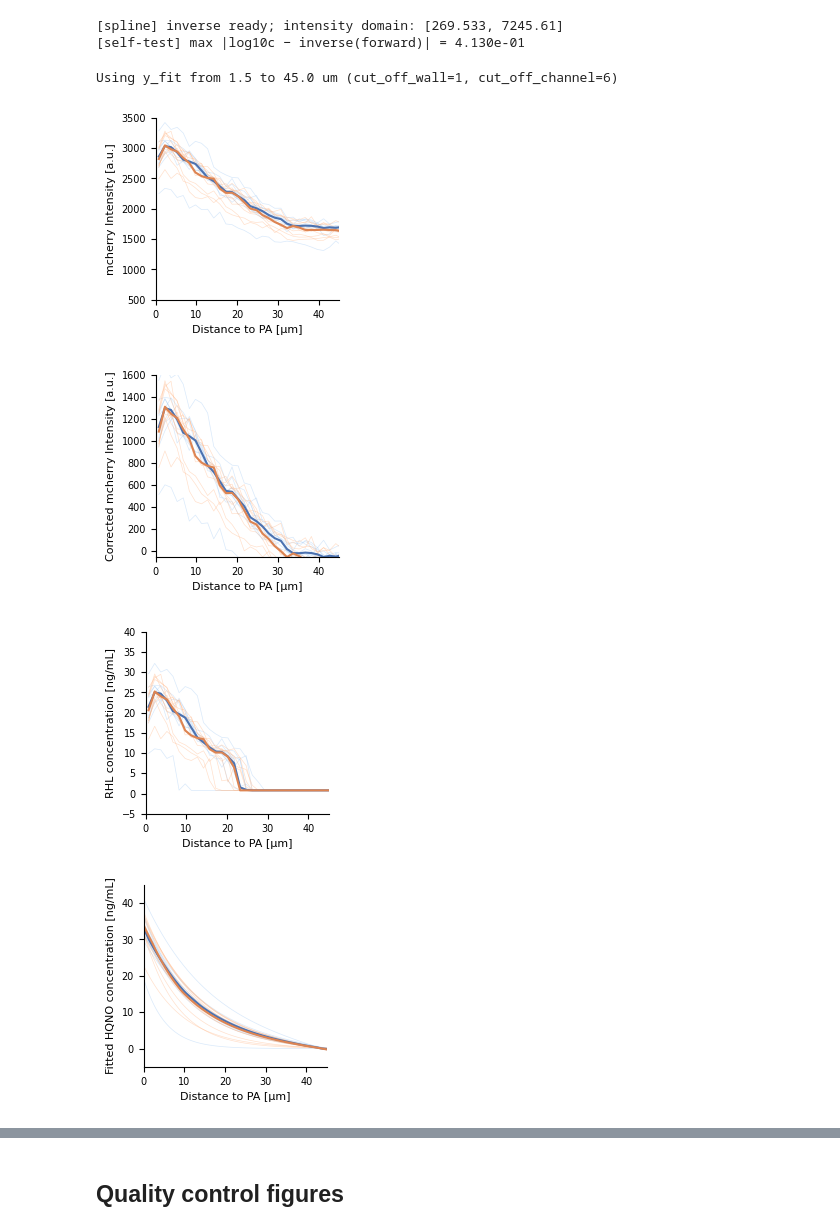
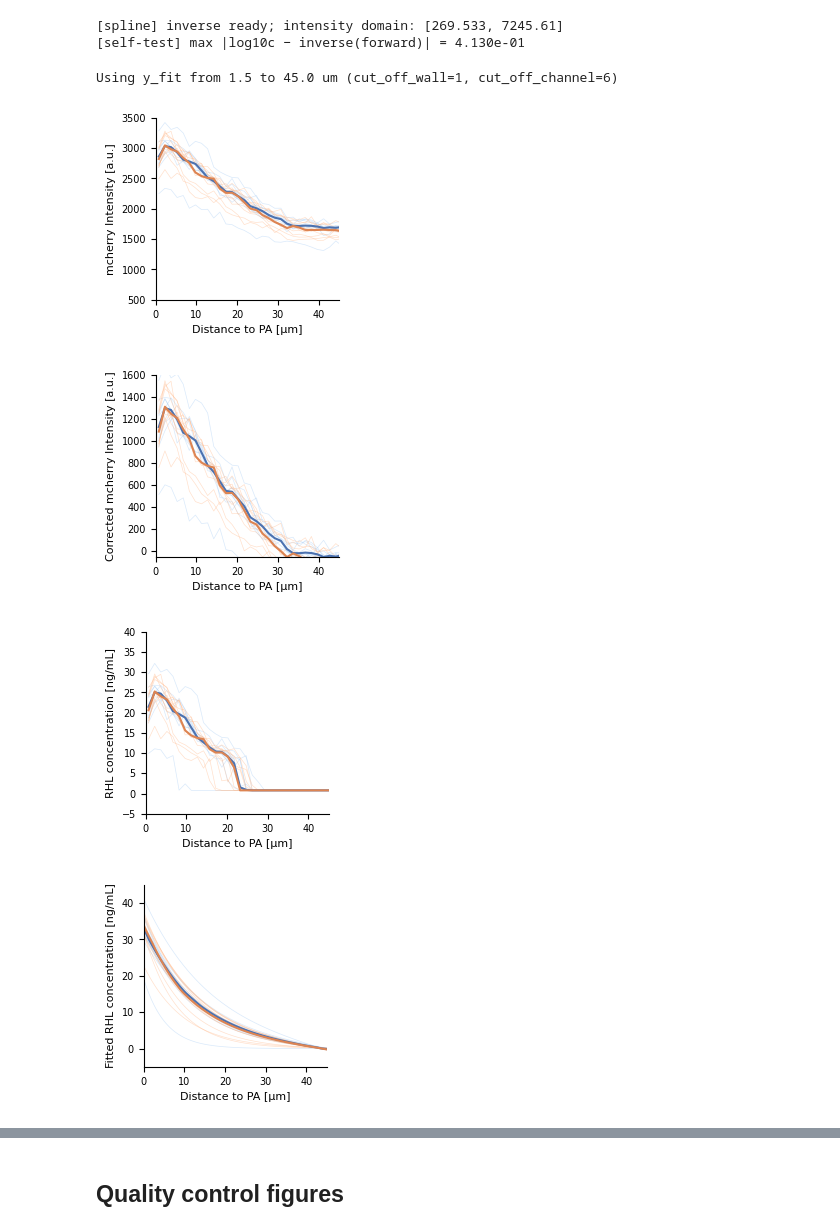
Before and after one commit to simonvanvliet/SpatialToleranceModel, a Jupyter notebook: 2_gradient_inference/2_rhl_estimate_concentration.ipynb, the cells around one changed output, grey strips where cells are left out. Drawn from its saved outputs; the diff is of its cells as text; code cells hidden in the pictures.

Commit message:
updated figures

```diff
--- a/2_gradient_inference/2_rhl_estimate_concentration.ipynb
+++ b/2_gradient_inference/2_rhl_estimate_concentration.ipynb
@@ -630,36 +630,36 @@ ax = plot_chamber_profile(df_corr, 'concentration',
 plt.savefig(Path.cwd() / 'figures' / '2_rhl_concentration_gradient.pdf', dpi=300, transparent=True)
 plt.show()
 
 # Generate high-resolution fitted curves for plotting
 y_fit = np.linspace(0, 45, 100)
 high_res_fits = []
 for _, row in df_fit_results.iterrows():
     c0 = row['c0']
     L = row['L']
     A = row['A']
     y_fit_curve = uptake_diffusion_sinh(y_fit, c0, L, A)
     fit_df = pd.DataFrame({
         'replicate': row['replicate'],
         'pos': row['pos'],
         'y_um': y_fit,
         'fitted_concentration': y_fit_curve
     })
     high_res_fits.append(fit_df)
 
 high_res_fits_df = pd.concat(high_res_fits, ignore_index=True)
 
 ax = plot_chamber_profile(high_res_fits_df, 'fitted_concentration',
                            final_width_in, final_height_in, font_size,
-                           ylabel= 'Fitted HQNO concentration [ng/mL]',
+                           ylabel= 'Fitted RHL concentration [ng/mL]',
                            ylim=(-5, 45), xlim=(0, 45))
-plt.savefig(Path.cwd() / 'figures' / '2_hqno_fitted_concentration_gradient.pdf', dpi=300, transparent=True)
+plt.savefig(Path.cwd() / 'figures' / '2_rhl_fitted_concentration_gradient.pdf', dpi=300, transparent=True)
 plt.show()
 # %% [output]
 Using y_fit from 1.5 to 45.0 um (cut_off_wall=1, cut_off_channel=6)
 [figure]
 [figure]
 [figure]
-[figure, old version]
+[figure, new version]
 # %%
 # --- Plot fit results summary ---
 axlabel_dict = {
```
Also changed, not shown: parts of 1 cell of this notebook, 15 other files.
